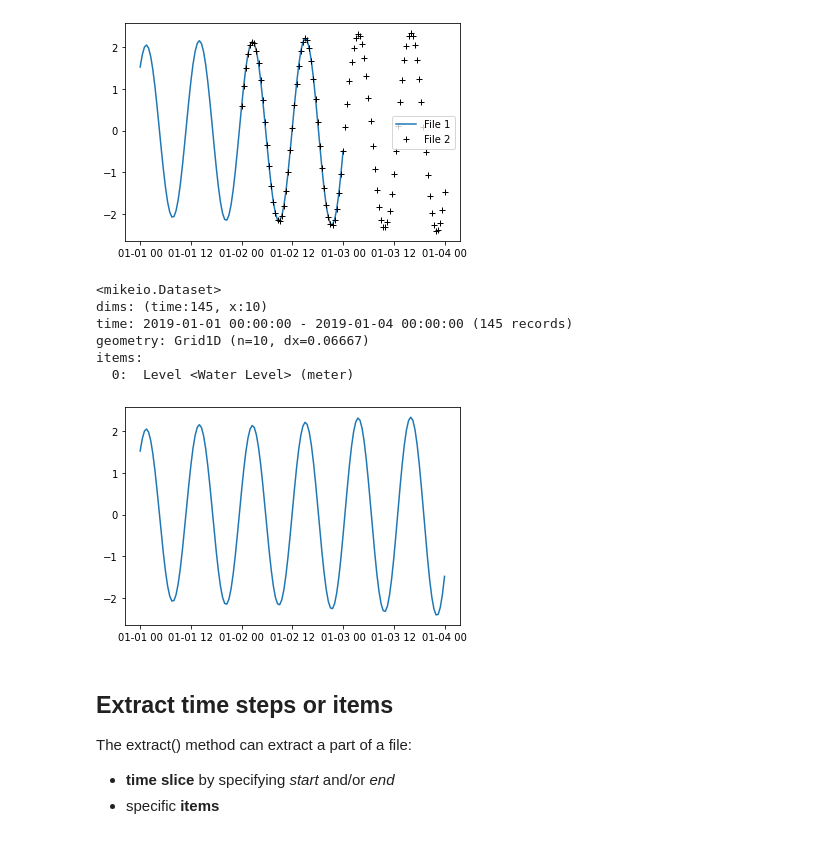
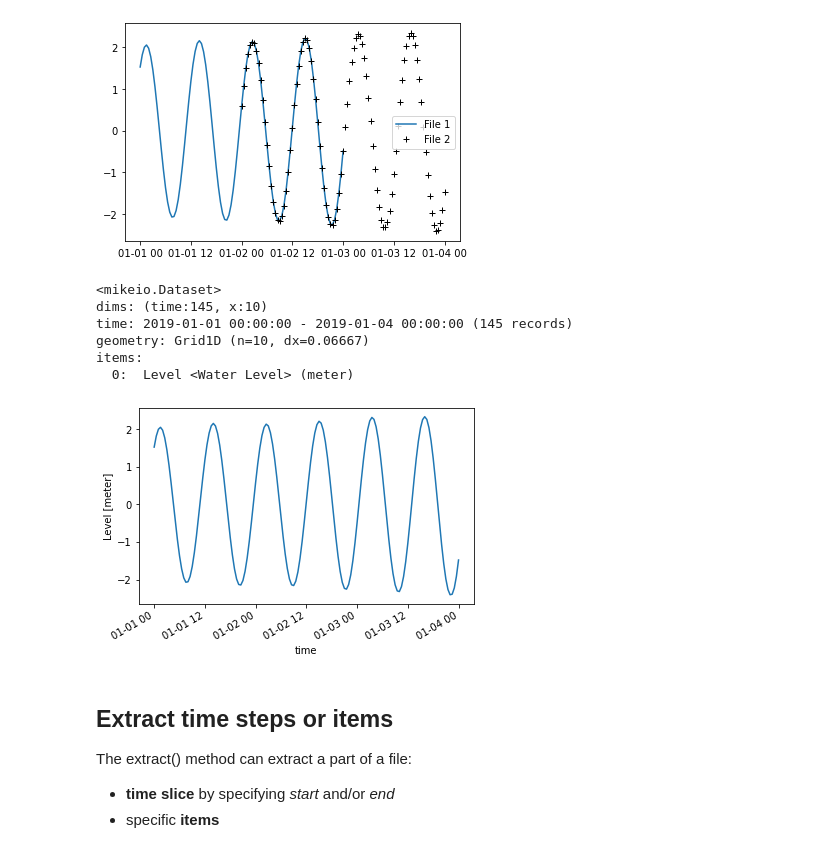
Before and after one commit to DHI/getting-started-with-mikeio, a Jupyter notebook: _sources/generic.ipynb, the cells around one changed output. Saved outputs shown, nothing was run; the diff lists cells and outputs as text; code cells hidden in the pictures.

```diff
--- a/_sources/generic.ipynb
+++ b/_sources/generic.ipynb
@@ -75,15 +61,15 @@ mikeio.generic.concat(infilenames=["data/tide1.dfs1",
 # %%
 c = mikeio.read("concat.dfs1")
-plt.plot(c.time,c.data[0][:,1])
+c[0].isel(x=1).plot()
 c
 # %% [output]
 <mikeio.Dataset>
 dims: (time:145, x:10)
 time: 2019-01-01 00:00:00 - 2019-01-04 00:00:00 (145 records)
 geometry: Grid1D (n=10, dx=0.06667)
 items:
   0:  Level <Water Level> (meter)
-[figure, old version]
+[figure, new version]
 # %% [markdown]
 ## Extract time steps or items
 
```
Also changed, not shown: parts of 6 cells of this notebook, 16 other files.
